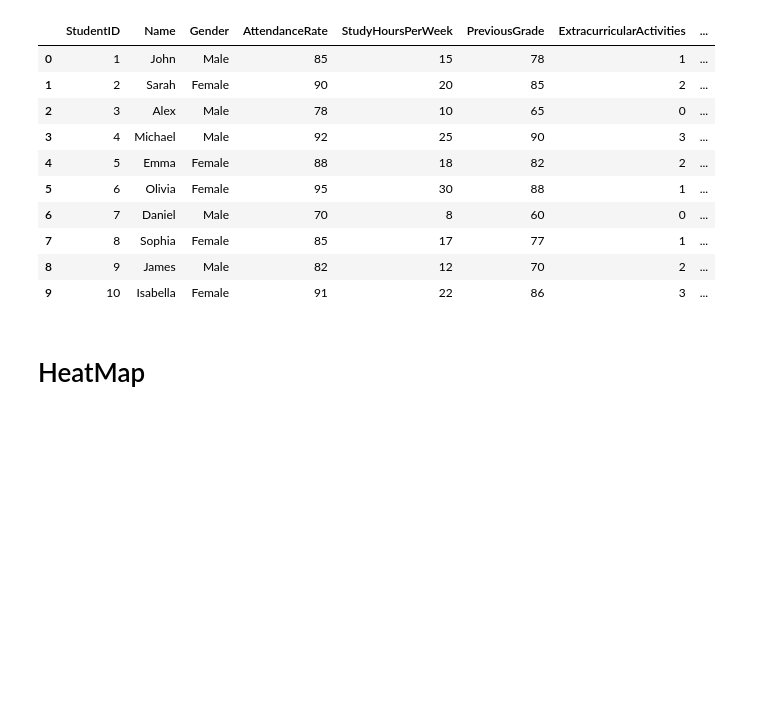
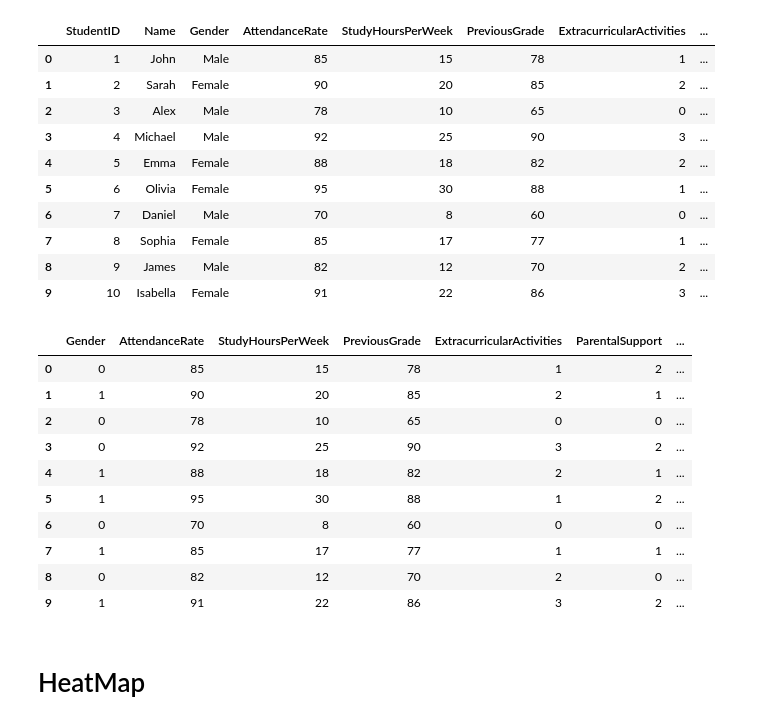
Before and after one commit to MaukanMir/Student-Performance-Predictions, a Jupyter notebook: training.ipynb, the cells around one changed output. Cells and saved outputs as stored; diff of their text form; code cells hidden in the pictures; blank space fills up the shorter version.

```diff
--- a/training.ipynb
+++ b/training.ipynb
@@ -50,3 +56,17 @@ df.drop(["StudentID", 'Name'], axis=1, inplace=True)
+# %%
+new_df
+# %% [output]
+|  | Gender | AttendanceRate | StudyHoursPerWeek | PreviousGrade | ExtracurricularActivities | ParentalSupport | ... |
+| 0 | 0 | 85 | 15 | 78 | 1 | 2 | ... |
+| 1 | 1 | 90 | 20 | 85 | 2 | 1 | ... |
+| 2 | 0 | 78 | 10 | 65 | 0 | 0 | ... |
+| 3 | 0 | 92 | 25 | 90 | 3 | 2 | ... |
+| 4 | 1 | 88 | 18 | 82 | 2 | 1 | ... |
+| 5 | 1 | 95 | 30 | 88 | 1 | 2 | ... |
+| 6 | 0 | 70 | 8 | 60 | 0 | 0 | ... |
+| 7 | 1 | 85 | 17 | 77 | 1 | 1 | ... |
+| 8 | 0 | 82 | 12 | 70 | 2 | 0 | ... |
+| 9 | 1 | 91 | 22 | 86 | 3 | 2 | ... |
 # %% [markdown]
 # HeatMap
 # %%
```
Also changed, not shown: parts of 2 cells of this notebook.
